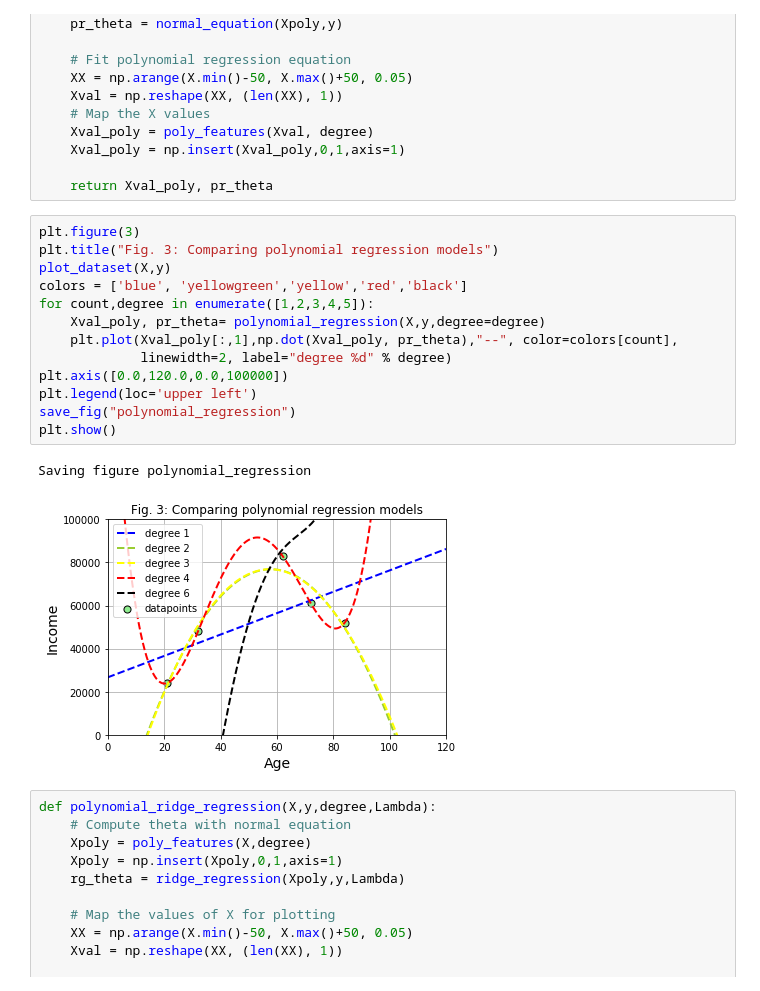
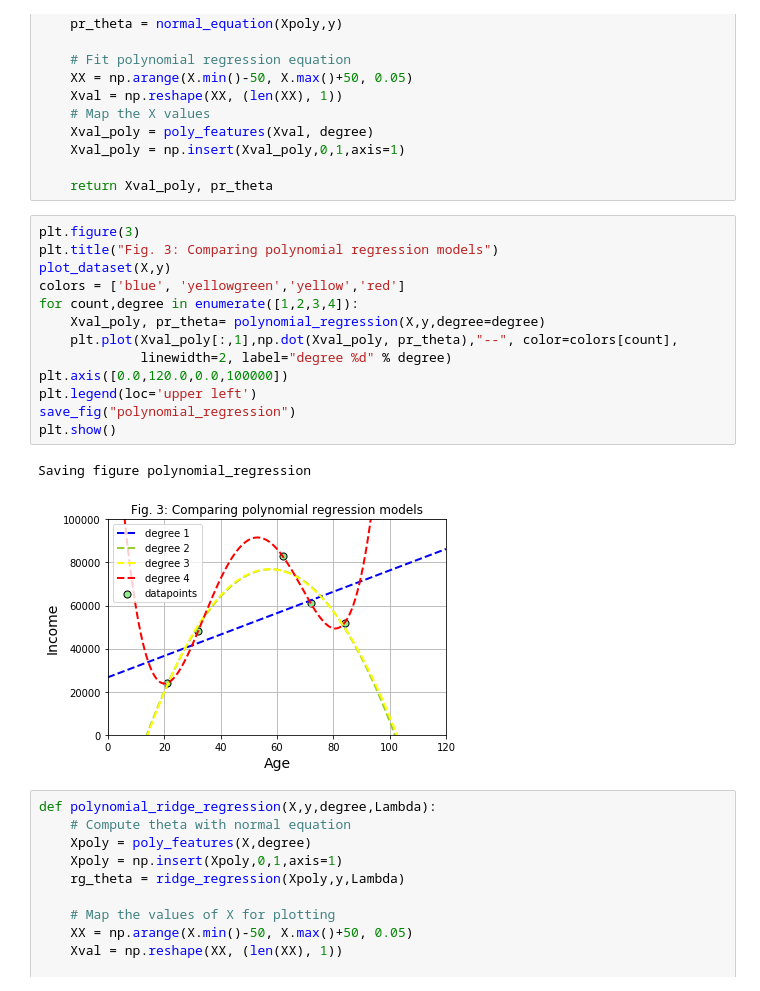
Before and after one commit to csikasote/CSC4792-2019, a Jupyter notebook: regression/ridge regression/ridge_regression.ipynb, the cells around one changed output. Drawn from its saved outputs; the diff is of its cells as text.

```diff
--- a/regression/ridge regression/ridge_regression.ipynb
+++ b/regression/ridge regression/ridge_regression.ipynb
@@ -93,19 +93,19 @@ def polynomial_regression(X,y,degree):
 # %%
 plt.figure(3)
 plt.title("Fig. 3: Comparing polynomial regression models")
 plot_dataset(X,y)
-colors = ['blue', 'yellowgreen','yellow','red','black']
-for count,degree in enumerate([1,2,3,4,5]):
+colors = ['blue', 'yellowgreen','yellow','red']
+for count,degree in enumerate([1,2,3,4]):
     Xval_poly, pr_theta= polynomial_regression(X,y,degree=degree)
     plt.plot(Xval_poly[:,1],np.dot(Xval_poly, pr_theta),"--", color=colors[count],
              linewidth=2, label="degree %d" % degree)
 plt.axis([0.0,120.0,0.0,100000])
 plt.legend(loc='upper left')
 save_fig("polynomial_regression")
 plt.show()
 # %% [output]
 Saving figure polynomial_regression
-[figure, old version]
+[figure, new version]
 # %%
 def polynomial_ridge_regression(X,y,degree,Lambda):
     # Compute theta with normal equation
```
